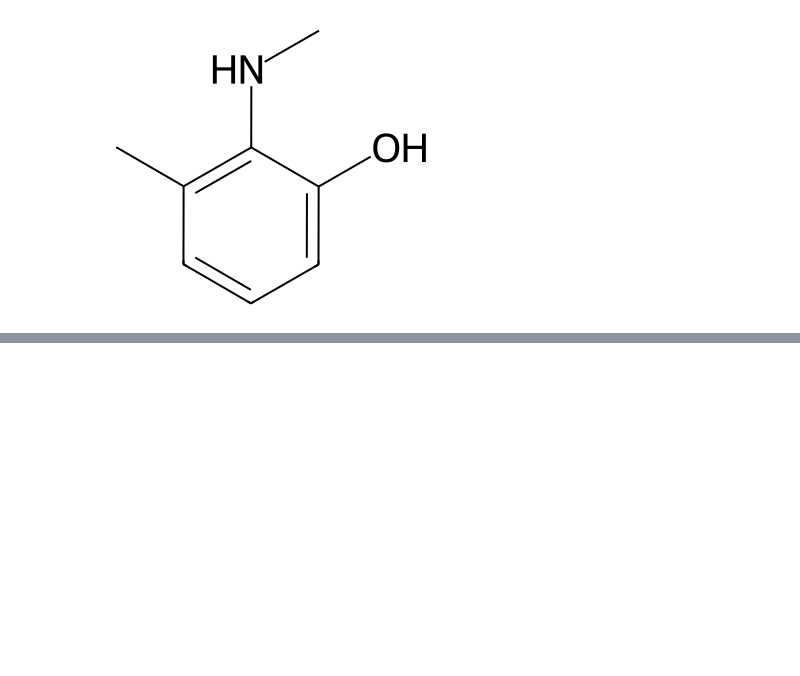
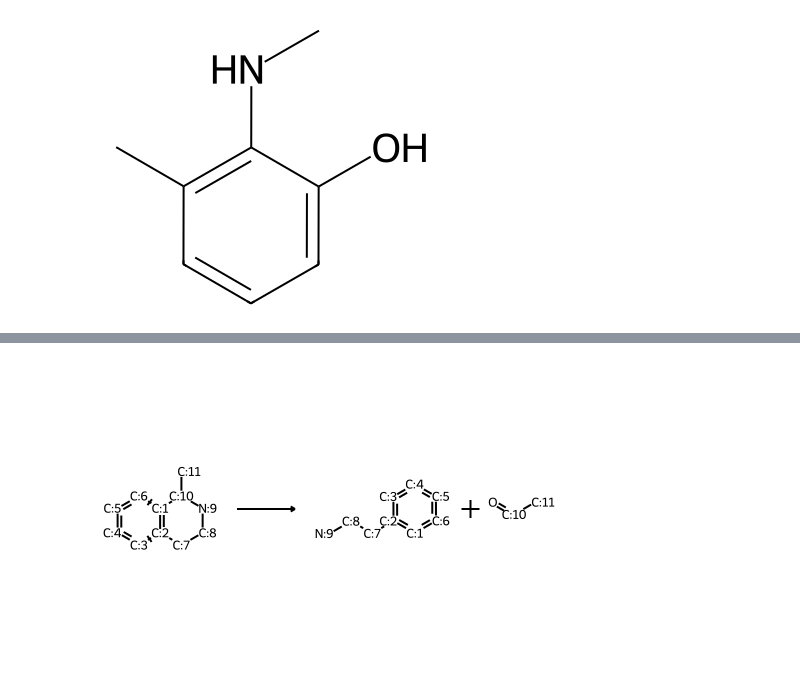
Before and after one commit to bertiewooster/RDKit-playing, a Jupyter notebook: cookbook_examples.ipynb, the cells around one changed output, grey strips where cells are left out. Cells and saved outputs as stored; diff of their text form; code cells hidden in the pictures; blank space fills up the shorter version.

```diff
--- a/cookbook_examples.ipynb
+++ b/cookbook_examples.ipynb
@@ -514,0 +537,9 @@ Draw.MolsToGridImage([Chem.MolFromSmiles(smi) for smi in product_smi])
+# %%
+for i in range(rxn.GetNumReactantTemplates()):
+    rxn2.AddProductTemplate(rxn.GetReactantTemplate(i))
+for i in range(rxn.GetNumProductTemplates()):
+    rxn2.AddReactantTemplate(rxn.GetProductTemplate(i))
+rxn2.Initialize()
+rxn2
+# %% [output]
+[figure, added]
```
Also changed, not shown: parts of 16 cells of this notebook.
